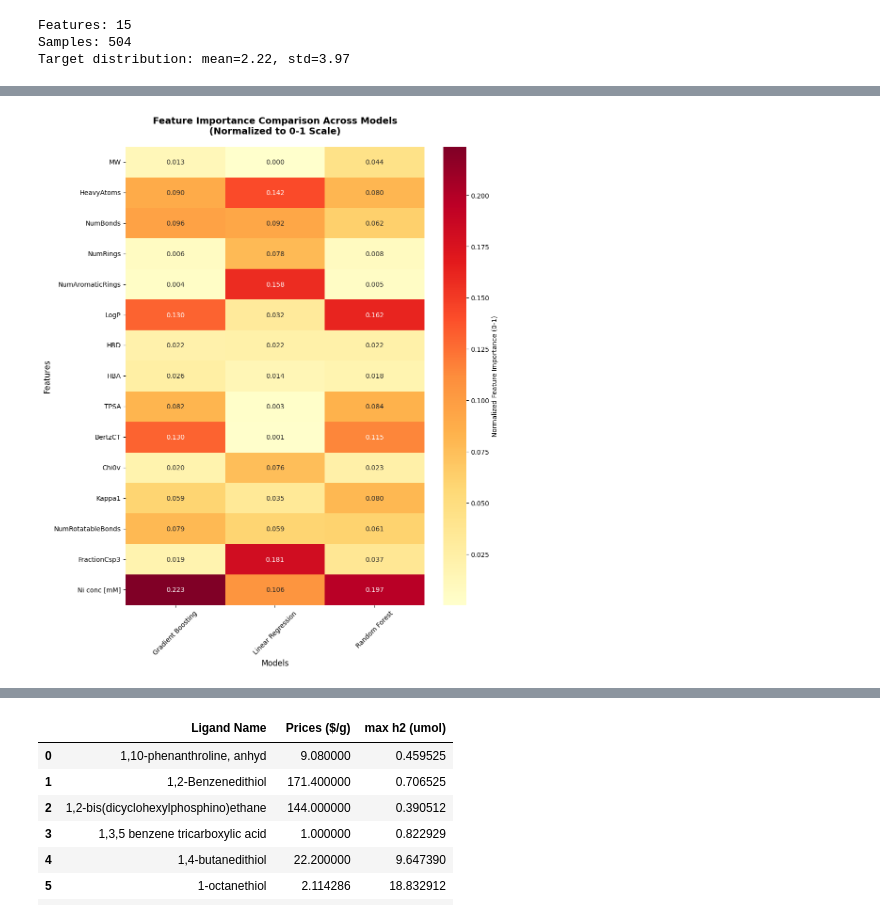
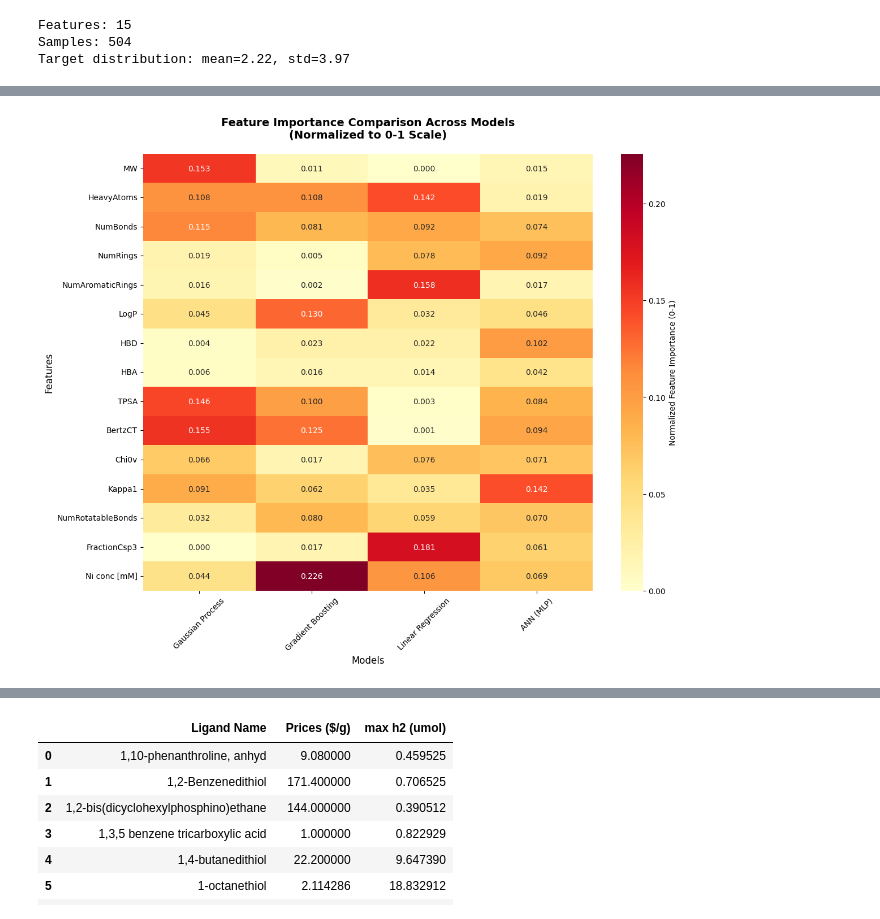
Before and after one commit to kareem-Abdelmaqsoud/HER-metal-complex-ligands, a Jupyter notebook: basic_ligand_analysis.ipynb, the cells around one changed output, grey strips where cells are left out. Saved outputs shown, nothing was run; the diff lists cells and outputs as text; code cells hidden in the pictures.

Commit message:
Updating preliminary ML models

```diff
--- a/basic_ligand_analysis.ipynb
+++ b/basic_ligand_analysis.ipynb
@@ -386,91 +419,94 @@ Random Forest          2.370
 # 5. Feature importance analysis for all models
 import matplotlib.pyplot as plt
 import seaborn as sns
+from sklearn.inspection import permutation_importance
 
 # Get feature importance for each model
 feature_importances = {}
 
 for name, model in models.items():
     if hasattr(model, 'feature_importances_'):
-        # Tree-based models (Random Forest, Gradient Boosting)
         importances = model.feature_importances_
+        feature_importances[name] = pd.DataFrame({
+            'feature': feature_cols,
+            'importance': importances
+        }).sort_values('importance', ascending=False)
+
     elif hasattr(model, 'coef_'):
         # Linear models
-        importances = np.abs(model.coef_)  # Use absolute values for better comparison
+        importances = np.abs(model.coef_)  # Use absolute values
+        feature_importances[name] = pd.DataFrame({
+            'feature': feature_cols,
+            'importance': importances
+        }).sort_values('importance', ascending=False)
+
+    elif name == 'ANN (MLP)':
+        # Permutation importance on scaled data
+        perm_importance = permutation_importance(model, X_test_scaled, y_test,
+                                               n_repeats=10, random_state=21,
+                                               scoring='r2')
+        importances = perm_importance.importances_mean
+        feature_importances[name] = pd.DataFrame({
+            'feature': feature_cols,
+            'importance': importances
+        }).sort_values('importance', ascending=False)
+
     else:
-        # For models without direct feature importance (like Gaussian Process)
-        continue
+        # Permutation importance on original data
+        if name == 'Gaussian Process':
+            X_use = X_test
+        else:
+            X_use = X_test
 
-    feature_importances[name] = pd.DataFrame({
-        'feature': feature_cols,
-        'importance': importances
-    }).sort_values('importance', ascending=False)
+        perm_importance = permutation_importance(model, X_use, y_test,
+                                               n_repeats=10, random_state=21,
+                                               scoring='r2')
+        importances = perm_importance.importances_mean
+        feature_importances[name] = pd.DataFrame({
+            'feature': feature_cols,
+            'importance': importances
+        }).sort_values('importance', ascending=False)
 
 # Create normalized feature importance matrix for heatmap
 all_features = feature_cols
 importance_matrix = pd.DataFrame(index=all_features)
 
 for model_name, importance_df in feature_importances.items():
     # Normalize importances to 0-1 scale for each model
     importances = importance_df.set_index('feature')['importance']
-    normalized_importances = importances / sum(importances)  # Normalize to 0-1
+    # Handle negative values from permutation importance
+    importances = np.maximum(importances, 0)  # Set negative values to 0
+    if importances.sum() > 0:
+        normalized_importances = importances / importances.sum()  # Normalize to 0-1
+    else:
+        normalized_importances = importances * 0  # All zeros if sum is 0
     importance_matrix[model_name] = normalized_importances.reindex(all_features, fill_value=0)
 
 # Create heatmap
-fig, ax = plt.subplots(figsize=(10, 12))
+fig, ax = plt.subplots(figsize=(12, 10))
 
 sns.heatmap(importance_matrix,
             annot=True,
             fmt='.3f',
             cmap='YlOrRd',
             cbar_kws={'label': 'Normalized Feature Importance (0-1)'},
             ax=ax)
 
 ax.set_title('Feature Importance Comparison Across Models\n(Normalized to 0-1 Scale)',
              fontsize=14, fontweight='bold', pad=20)
 ax.set_ylabel('Features', fontsize=12)
 ax.set_xlabel('Models', fontsize=12)
 ax.tick_params(axis='y', rotation=0)
 ax.tick_params(axis='x', rotation=45)
 
 plt.tight_layout()
 plt.show()
 
-# Feature consistency analysis
-print("\n" + "="*50)
-print("FEATURE CONSISTENCY ACROSS MODELS")
-print("="*50)
-
-all_top_features = set()
-for importance_df in feature_importances.values():
-    all_top_features.update(importance_df.head(10)['feature'].tolist())
-
-consistency_analysis = []
-for feature in all_top_features:
-    feature_ranks = {}
-    feature_importances_vals = {}
-
-    for model_name, importance_df in feature_importances.items():
-        if feature in importance_df['feature'].values:
-            rank = importance_df[importance_df['feature'] == feature].index[0] + 1
-            importance = importance_df[importance_df['feature'] == feature]['importance'].iloc[0]
-        else:
-            rank = len(feature_cols) + 1  # Assign low rank if not in top features
-            importance = 0
-
-        feature_ranks[f'{model_name}_rank'] = rank
-        feature_importances_vals[f'{model_name}_importance'] = importance
-
-    consistency_analysis.append({
-        'feature': feature,
-        'avg_rank': np.mean(list(feature_ranks.values())),
-        'appears_in_models': sum(1 for r in feature_ranks.values() if r <= 10),
-        **feature_ranks,
-        **feature_importances_vals
-    })
-
-consistency_df = pd.DataFrame(consistency_analysis).sort_values('avg_rank')
-print("Most consistent important features across models:")
-print(consistency_df[['feature', 'avg_rank', 'appears_in_models']].head(10))
+# Print top 5 features for each model
+print("\nTop 5 Most Important Features by Model:")
+print("=" * 60)
+for model_name, importance_df in feature_importances.items():
+    print(f"\n{model_name}:")
+    print(importance_df.head().to_string(index=False))
 # %% [output]
-[figure, old version]
+[figure, new version]
```
Also changed, not shown: parts of 12 cells of this notebook, 1 other file.
